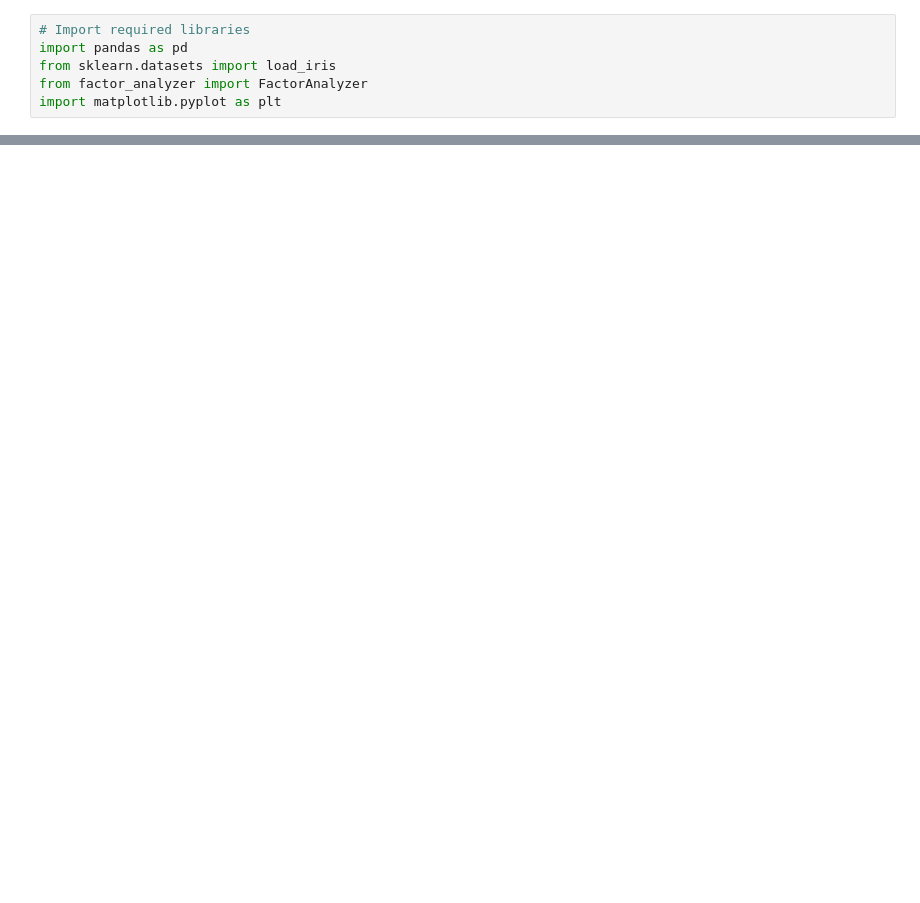
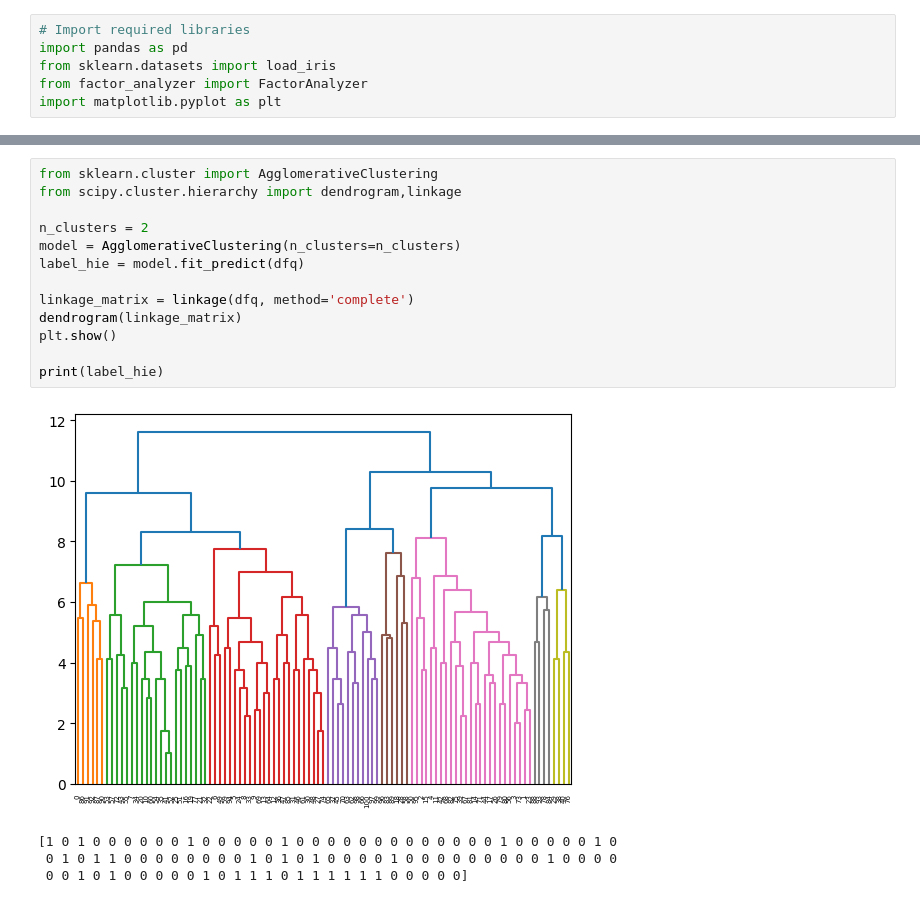
Before and after one commit to jxplanet0/ast, a Jupyter notebook: w10.ipynb, the cells around one changed output, grey strips where cells are left out. Cells and saved outputs as stored; diff of their text form; blank space fills up the shorter version.

```diff
--- a/w10.ipynb
+++ b/w10.ipynb
@@ -248,0 +312,18 @@ array([[-0.05511599,  0.94938182,  0.09023938,  0.08773402],
+# %%
+from sklearn.cluster import AgglomerativeClustering
+from scipy.cluster.hierarchy import dendrogram,linkage
+
+n_clusters = 2
+model = AgglomerativeClustering(n_clusters=n_clusters)
+label_hie = model.fit_predict(dfq)
+
+linkage_matrix = linkage(dfq, method='complete')
+dendrogram(linkage_matrix)
+plt.show()
+
+print(label_hie)
+# %% [output]
+[figure, added]
+[1 0 1 0 0 0 0 0 0 1 0 0 0 0 0 1 0 0 0 0 0 0 0 0 0 0 0 0 0 1 0 0 0 0 0 1 0
+ 0 1 0 1 1 0 0 0 0 0 0 0 0 1 0 1 0 1 0 0 0 0 1 0 0 0 0 0 0 0 0 0 1 0 0 0 0
+ 0 0 1 0 1 0 0 0 0 0 1 0 1 1 1 0 1 1 1 1 1 1 0 0 0 0 0]
```
Also changed, not shown: parts of 23 cells of this notebook, 1 other file.
